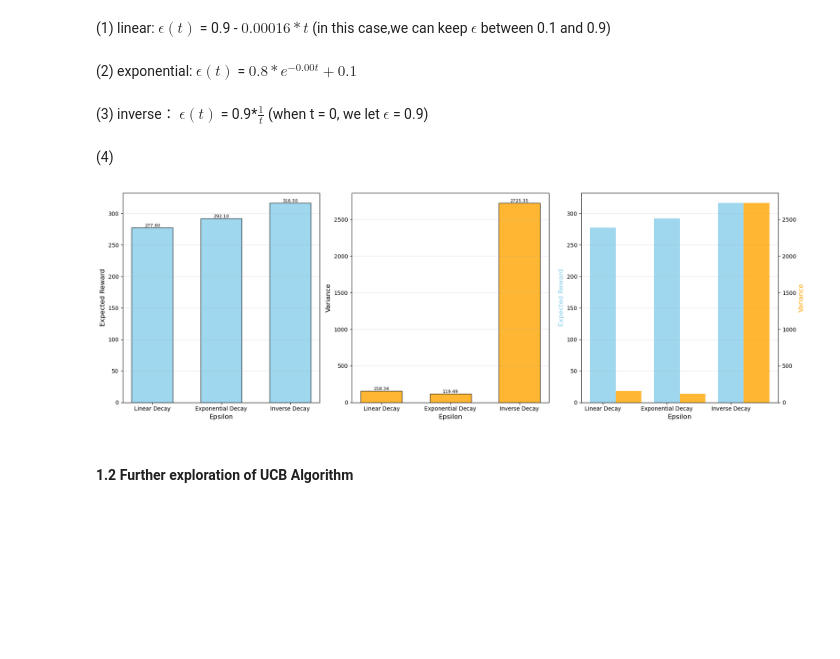
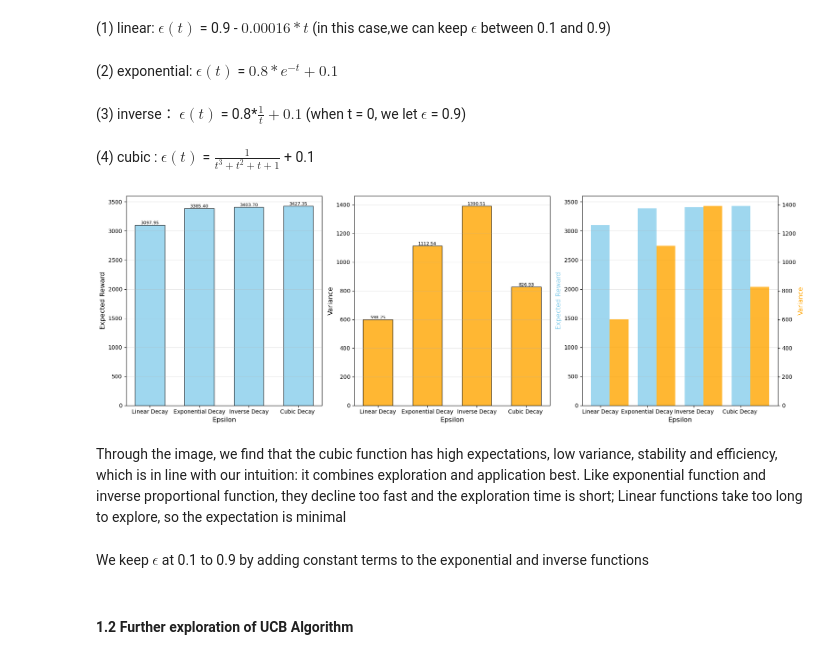
Before and after one commit to XiongWenye/Bandit-Learning, a Jupyter notebook: Part_I_Classical_Bandit_Algorithms/Classical_Bandit_Algorithms.ipynb, the cells around one changed output. Drawn from its saved outputs; the diff is of its cells as text; code cells hidden in the pictures; blank space fills up the shorter version.

```diff
--- a/Part_I_Classical_Bandit_Algorithms/Classical_Bandit_Algorithms.ipynb
+++ b/Part_I_Classical_Bandit_Algorithms/Classical_Bandit_Algorithms.ipynb
@@ -172,6 +172,11 @@ results_rewards = {
     'ts': []
 }
 results_variances = {
+    'epsilon_greedy': [],
+    'ucb': [],
+    'ts': []
+}
+results_regrets = {
     'epsilon_greedy': [],
     'ucb': [],
     'ts': []
@@ -204,22 +209,24 @@ for key in ['epsilon_greedy', 'ucb', 'ts']:
 
             trial_rewards_list.append(np.sum(trial_rewards))  # 每次实验的总奖励
 
+
         # 计算期望奖励和方差
         mean_reward = cumulative_rewards / num_trials
         variance_reward = np.var(trial_rewards_list)
 
         results_rewards[key].append(mean_reward)
         results_variances[key].append(variance_reward)
+        results_regrets[key].append(cumulative_regrets / num_trials)
 
 # 保留原来的print内容不变
-print("epsilon = 0.1   reward: ", results_rewards['epsilon_greedy'][0], " regret: ", 0, " variances: ", results_variances['epsilon_greedy'][0])
-print("epsilon = 0.5   reward: ", results_rewards['epsilon_greedy'][1], " regret: ", 0, " variances: ", results_variances['epsilon_greedy'][1])
-print("epsilon = 0.9   reward: ", results_rewards['epsilon_greedy'][2], " regret: ", 0, " variances: ", results_variances['epsilon_greedy'][2])
-print("c = 1          reward: ", results_rewards['ucb'][0], " regret: ", 0, " variances: ", results_variances['ucb'][0])
-print("c = 5          reward: ", results_rewards['ucb'][1], " regret: ", 0, " variances: ", results_variances['ucb'][1])
-print("c = 10         reward: ", results_rewards['ucb'][2], " regret: ", 0, " variances: ", results_variances['ucb'][2])
-print("alpha = [1,1,1] beta = [1,1,1] reward: ", results_rewards['ts'][0], " regret: ", 0, " variances: ", results_variances['ts'][0])
-print("alpha = [601,401,2] beta = [401,601,3] reward: ", results_rewards['ts'][1], " regret: ", 0, " variances: ", results_variances['ts'][1])
+print("epsilon = 0.1   reward: ", results_rewards['epsilon_greedy'][0], " regret: ", results_regrets['epsilon_greedy'][0], " variances: ", results_variances['epsilon_greedy'][0])
+print("epsilon = 0.5   reward: ", results_rewards['epsilon_greedy'][1], " regret: ", results_regrets['epsilon_greedy'][1], " variances: ", results_variances['epsilon_greedy'][1])
+print("epsilon = 0.9   reward: ", results_rewards['epsilon_greedy'][2], " regret: ", results_regrets['epsilon_greedy'][2], " variances: ", results_variances['epsilon_greedy'][2])
+print("c = 1          reward: ", results_rewards['ucb'][0], " regret: ", results_regrets['ucb'][0], " variances: ", results_variances['ucb'][0])
+print("c = 5          reward: ", results_rewards['ucb'][1], " regret: ", results_regrets['ucb'][1], " variances: ", results_variances['ucb'][1])
+print("c = 10         reward: ", results_rewards['ucb'][2], " regret: ", results_regrets['ucb'][2], " variances: ", results_variances['ucb'][2])
+print("alpha = [1,1,1] beta = [1,1,1] reward: ", results_rewards['ts'][0], " regret: ", results_regrets['ts'][0], " variances: ", results_variances['ts'][0])
+print("alpha = [601,401,2] beta = [401,601,3] reward: ", results_rewards['ts'][1], " regret: ", results_regrets['ts'][1], " variances: ", results_variances['ts'][1])
 
 # 生成期望奖励的图像
 def plot_expectation(ax, means, param_values, param_name):
@@ -576,11 +587,11 @@ note: we must keep $\epsilon$ between 0 and 1
 
 (1) linear:  $\epsilon(t)$ =  0.9 - $0.00016*t$ (in this case,we can keep $\epsilon$ between 0.1 and 0.9)
 # %% [markdown]
-(2) exponential:  $\epsilon(t)$ = $0.8*e^{-0.00t} + 0.1$
+(2) exponential:  $\epsilon(t)$ = $0.8*e^{-t} + 0.1$
 # %% [markdown]
-(3) inverse： $\epsilon(t)$ = 0.9*$\frac{1}{t}$ (when t = 0, we let $\epsilon$ = 0.9)
+(3) inverse： $\epsilon(t)$ = 0.8*$\frac{1}{t}+0.1$ (when t = 0, we let $\epsilon$ = 0.9)
-# %% [markdown]
-(4)
+# %% [markdown]
+(4) cubic : $\epsilon(t)$ = $\frac{1}{t^{3}+t^{2}+t+1}$ + 0.1
 # %%
 import numpy as np
 import matplotlib.pyplot as plt
@@ -590,18 +601,22 @@ def epsilon_linear(t):
     return max(0.1, 0.9 - 0.00016 * t)  # 确保 epsilon 不低于 0.1
 
 def epsilon_exponential(t):
-    return 0.8 * np.exp(-t / 1000) + 0.1  # t 除以 1000 缩放，确保衰减更平缓
+    return 0.8 * np.exp(-0.5*t ) + 0.1  # t 除以 1000 缩放，确保衰减更平缓
 
 def epsilon_inverse(t):
-    return 0.9 / max(1, t)  # 避免 t 为 0 的情况
+    return 0.8 / max(1, t) + 0.1 # 避免 t 为 0 的情况
+
+def epsilon_cubic(t):
+    return  1 / ((t+1)*(t+1)*(t+1)) + 0.1
 
 # 定义实验参数
-N = 500  # 每个实验的步数
+N = 5000  # 每个实验的步数
 num_trials = 20  # 实验次数
 epsilon_functions = {
     "Linear Decay": epsilon_linear,
     "Exponential Decay": epsilon_exponential,
     "Inverse Decay": epsilon_inverse,
+    "Cubic Decay ": epsilon_cubic,
 }
 
 results_rewards = []
@@ -667,33 +682,37 @@ def plot_combined(ax, means, variances, param_values, param_name):
     # 绘制期望奖励的柱状图
     ax.bar(bar_positions, means, bar_width, alpha=0.8, color='skyblue', label="Expected Reward")
 
     # 设置 x 轴为 epsilon 的值
     ax.set_xticks(bar_positions)
     ax.set_xticklabels(param_values, fontsize=10)
 
     ax.set_xlabel(f"{param_name.capitalize()}", fontsize=12)
     ax.set_ylabel("Expected Reward", fontsize=12, color='skyblue')
     ax.grid(axis='y', alpha=0.3)
 
     # 创建第二个y轴用于方差
     ax2 = ax.twinx()
     # 绘制方差的柱状图，且设置方差的柱状图在期望的右边
     ax2.bar(bar_positions + bar_width, variances, bar_width, alpha=0.8, color='orange', label="Variance")
 
     # 设置右侧y轴（方差的y轴）标签，并保留对应的刻度
     ax2.set_ylabel("Variance", fontsize=12, color='orange')
 
 # 创建一个包含 3 行 3 列的图像布局
 fig, axs = plt.subplots(1, 3, figsize=(18, 6))
 
 # 绘制每个算法的期望奖励、方差和期望+方差的合成图像
 plot_expectation(axs[0], results_rewards, list(epsilon_functions.keys()), "epsilon")
 plot_variance(axs[1], results_variances, list(epsilon_functions.keys()), "epsilon")
 plot_combined(axs[2], results_rewards, results_variances, list(epsilon_functions.keys()), "epsilon")
 
 plt.tight_layout()
 plt.show()
 # %% [output]
-[figure, old version]
+[figure, new version]
+# %% [markdown]
+Through the image, we find that the cubic function has high expectations, low variance, stability and efficiency, which is in line with our intuition: it combines exploration and application best. Like exponential function and inverse proportional function, they decline too fast and the exploration time is short; Linear functions take too long to explore, so the expectation is minimal
+# %% [markdown]
+We keep $\epsilon$ at 0.1 to 0.9 by adding constant terms to the exponential and inverse functions
 # %% [markdown]
 #### 1.2 Further exploration of UCB Algorithm
```
Also changed, not shown: parts of 24 cells of this notebook.
